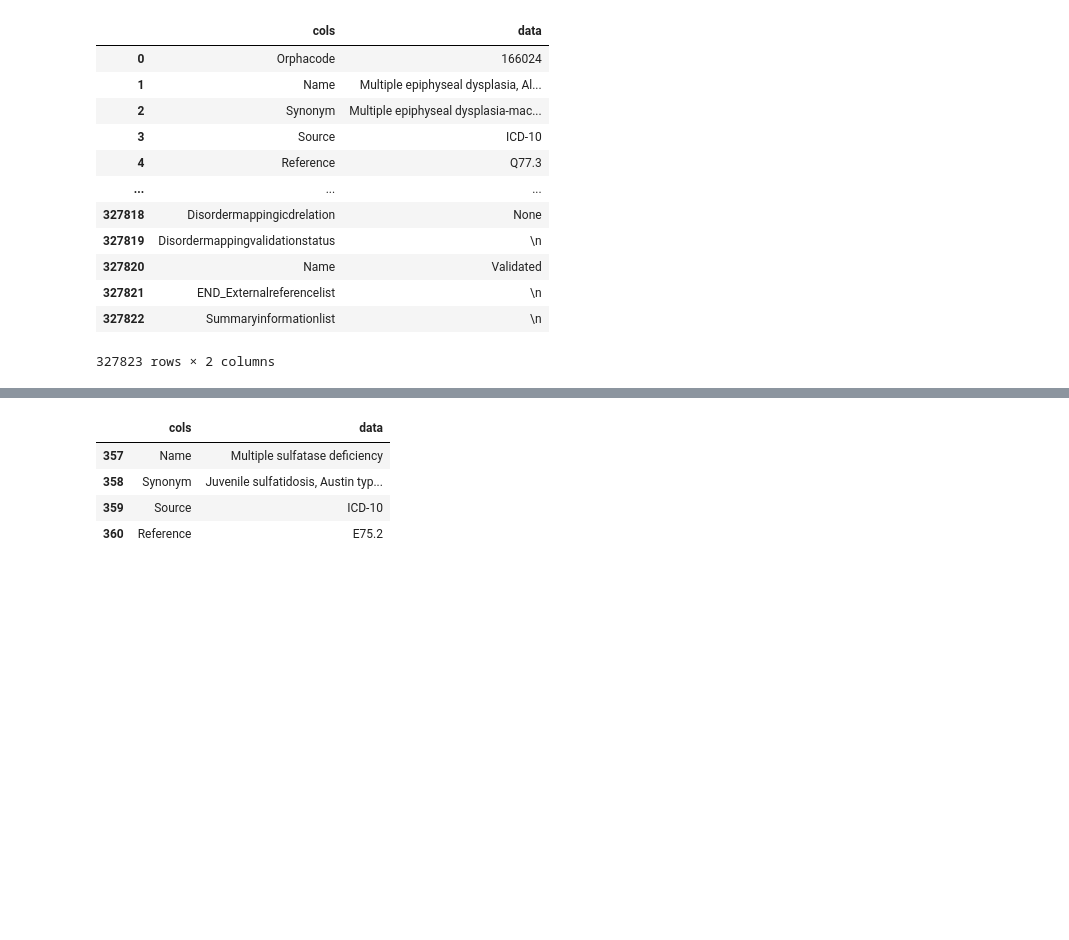
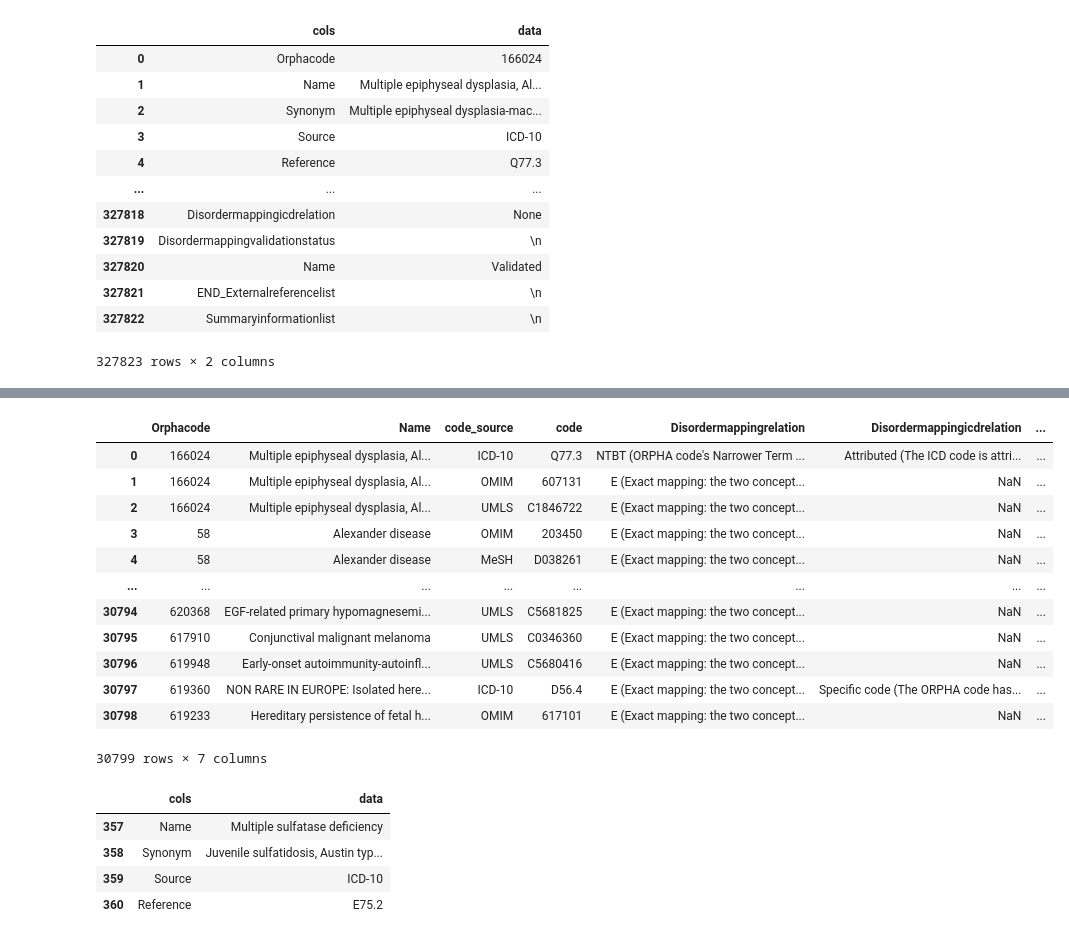
Before and after one commit to Ale9806/SIMPLLM, a Jupyter notebook: Debug/Developer - Rare disease analysis.ipynb, the cells around one changed output, grey strips where cells are left out. Drawn from its saved outputs; the diff is of its cells as text; code cells hidden in the pictures; blank space fills up the shorter version.

```diff
--- a/Debug/Developer - Rare disease analysis.ipynb
+++ b/Debug/Developer - Rare disease analysis.ipynb
@@ -208,0 +237,7 @@ test2
+# %%
+# Get orphan names
+orphan_names = long_df_processed[long_df_processed['code_source'].isin([None, 'SKIP'])]
+colnames = orphan_names['cols'].drop_duplicates().to_list()
+orphan_names = pd.pivot(orphan_names,  index='disease_id', columns='cols', values='data').reindex(colnames, axis=1)
+# orphan_names[orphan_names['Info'].isna()==False]
+orphan_names
@@ -209,3 +259,27 @@ test2
+# %%
+# Get orphan codes
+_orphan_codes = long_df_processed[~long_df_processed['code_source'].isin([None, 'SKIP'])].merge(orphan_names[['Orphacode', 'Name']], how='left', left_on='disease_id', right_on='Orphacode')
+_orphan_codes['id_code'] = _orphan_codes['disease_id'] + _orphan_codes['code_source'] + _orphan_codes['code']
+colnames = _orphan_codes['cols'].drop_duplicates().to_list()
+orphan_codes = pd.pivot(_orphan_codes,  index='id_code', columns='cols', values='data').reindex(colnames, axis=1).reset_index()
+col_list = ['Orphacode', 'Name', 'code_source', 'id_code']
+orphan_codes = _orphan_codes[col_list].drop_duplicates().merge(orphan_codes, how='left', on='id_code')
+orphan_codes = orphan_codes.drop(columns=['id_code']).rename(columns={'Reference':'code'})
+orphan_codes
+# %% [output]
+|  | Orphacode | Name | code_source | code | Disordermappingrelation | Disordermappingicdrelation | ... |
+| 0 | 166024 | Multiple epiphyseal dysplasia, Al... | ICD-10 | Q77.3 | NTBT (ORPHA code's Narrower Term ... | Attributed (The ICD code is attri... | ... |
+| 1 | 166024 | Multiple epiphyseal dysplasia, Al... | OMIM | 607131 | E (Exact mapping: the two concept... | NaN | ... |
+| 2 | 166024 | Multiple epiphyseal dysplasia, Al... | UMLS | C1846722 | E (Exact mapping: the two concept... | NaN | ... |
+| 3 | 58 | Alexander disease | OMIM | 203450 | E (Exact mapping: the two concept... | NaN | ... |
+| 4 | 58 | Alexander disease | MeSH | D038261 | E (Exact mapping: the two concept... | NaN | ... |
+| ... | ... | ... | ... | ... | ... | ... | ... |
+| 30794 | 620368 | EGF-related primary hypomagnesemi... | UMLS | C5681825 | E (Exact mapping: the two concept... | NaN | ... |
+| 30795 | 617910 | Conjunctival malignant melanoma | UMLS | C0346360 | E (Exact mapping: the two concept... | NaN | ... |
+| 30796 | 619948 | Early-onset autoimmunity-autoinfl... | UMLS | C5680416 | E (Exact mapping: the two concept... | NaN | ... |
+| 30797 | 619360 | NON RARE IN EUROPE: Isolated here... | ICD-10 | D56.4 | E (Exact mapping: the two concept... | Specific code (The ORPHA code has... | ... |
+| 30798 | 619233 | Hereditary persistence of fetal h... | OMIM | 617101 | E (Exact mapping: the two concept... | NaN | ... |
+30799 rows × 7 columns
 # %%
 # check for repeated?
 check = 'Synonym'
```
Also changed, not shown: parts of 16 cells of this notebook, 1 other file.
